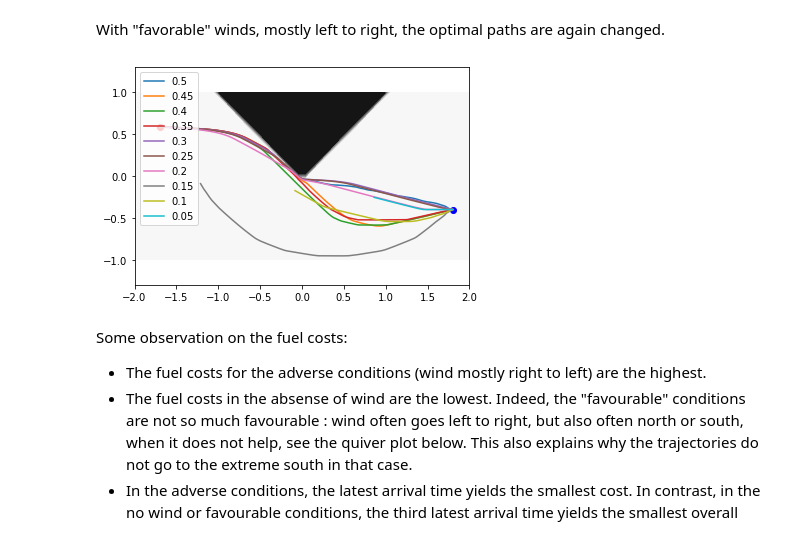
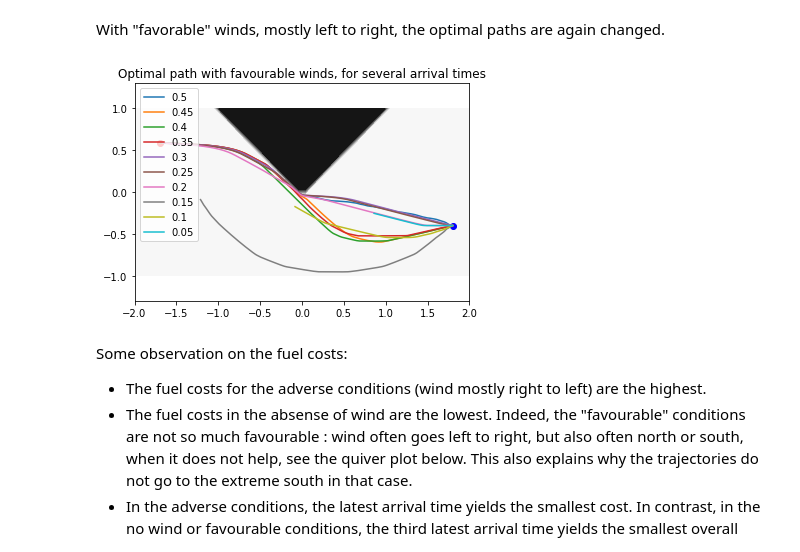
Before and after one commit to gbonnet1/AdaptiveGridDiscretizations, a Jupyter notebook: Notebooks_NonDiv/BoatRoutingGeneric_Time.ipynb, the cells around one changed output. Drawn from its saved outputs; the diff is of its cells as text; code cells hidden in the pictures.

```diff
--- a/Notebooks_NonDiv/BoatRoutingGeneric_Time.ipynb
+++ b/Notebooks_NonDiv/BoatRoutingGeneric_Time.ipynb
@@ -932,14 +934,15 @@ C_solution_1, C_velocity_1 = OptimalVelocity(-1) # Favorable wind
 # %%
 geodesics = odeint_array(C_velocity_1[::-1],y0,t_range[::-1],X, t_delay=t_delay)
 
+plt.title("Optimal path with favourable winds, for several arrival times")
 plt.axis('equal'); plt.contourf(*X,np.isnan(C_initial),cmap='Greys')
 for i,(geo,delay) in enumerate(zip(geodesics.T,t_delay)):
     plt.plot(*geo[:,delay:]) # Drop the first points according to delay
 plt.scatter(*geodesics[-1,:,0],color='red') # seed point (start of path)
 plt.scatter(*y0[:,0],color='blue') # tip point (end of path)
 plt.legend(np.round(t_range[-t_delay-1],decimals=2));
 # %% [output]
-[figure, old version]
+[figure, new version]
 # %% [markdown]
 Some observation on the fuel costs:
 * The fuel costs for the adverse conditions (wind mostly right to left) are the highest.
```
Also changed, not shown: parts of 9 cells of this notebook, 3 other files.
